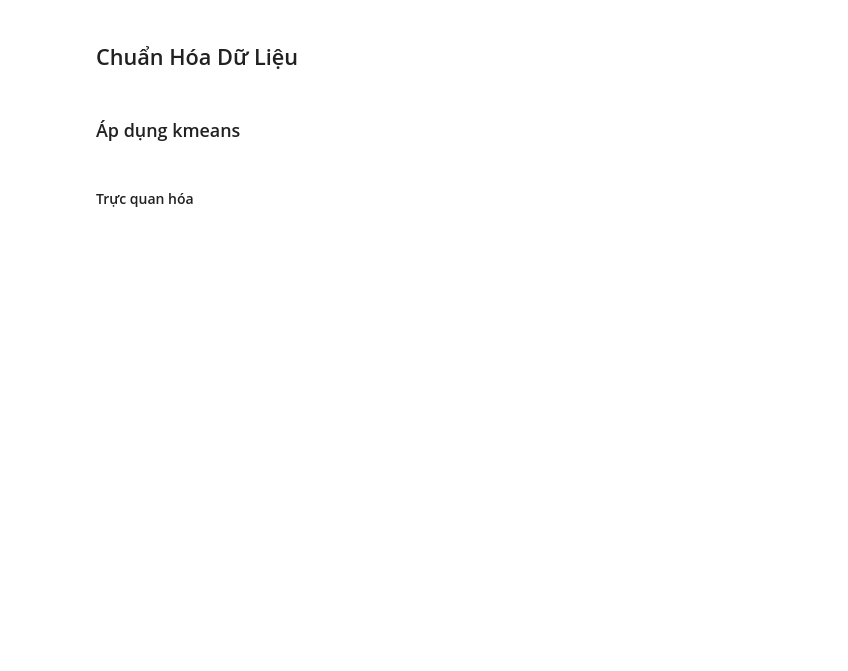
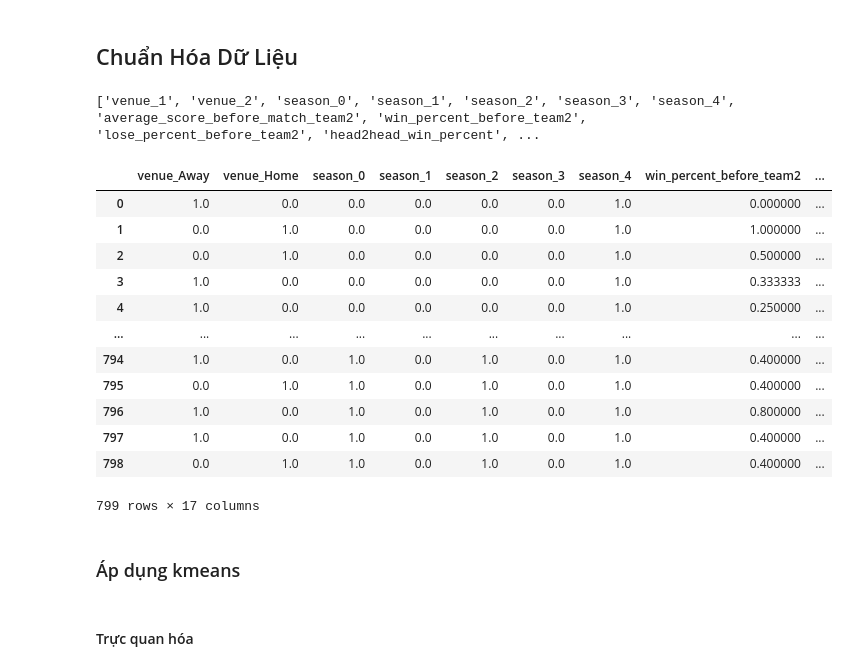
Before and after one commit to taiphanvan2k3/FootballPredict, a Jupyter notebook: src/clustering/Asernal/clustering.ipynb, the cells around one changed output. Cells and saved outputs as stored; diff of their text form; code cells hidden in the pictures; blank space fills up the shorter version.

```diff
--- a/src/clustering/Asernal/clustering.ipynb
+++ b/src/clustering/Asernal/clustering.ipynb
@@ -47,3 +55,63 @@ X_transformed = preprocessor.fit_transform(X)
+# %%
+preprocessor = ColumnTransformer(
+    transformers=[
+        ("venue", OneHotEncoder(), ["venue"]),
+        ("season", BinaryEncoder(), ["season"]),
+        ('num_std', StandardScaler(), std_numerical_cols),
+        ('num_minmax', MinMaxScaler(), min_max_numerical_cols),
+        ('num_robust', RobustScaler(), robust_numerical_cols),
+    ],
+    remainder='passthrough'
+)
+
+# Fit và transform
+X_transformed = preprocessor.fit_transform(X)
+
+# Construct the new column names list
+transformed_columns = []
+for name, transformer, column in preprocessor.transformers_[:-1]:
+    if hasattr(transformer, 'get_feature_names_out'):
+        transformed_columns.extend(transformer.get_feature_names_out(column))
+    else:
+        transformed_columns.extend(column)
+
+
+print(transformed_columns)
+# %% [output]
+['venue_1', 'venue_2', 'season_0', 'season_1', 'season_2', 'season_3', 'season_4', 'average_score_before_match_team2', 'win_percent_before_team2', 'lose_percent_before_team2', 'head2head_win_percent', ...
+# %%
+# Include the columns that are passed through untouched
+passthrough_columns = [col for col in X.columns if col not in sum((list(map) for _, _, map in preprocessor.transformers_[:-1]), [])]
+transformed_columns.extend(passthrough_columns)
+
+# Tạo DataFrame mới
+X_transformed = pd.DataFrame(X_transformed, columns=transformed_columns, index=X.index)
+X_transformed = X_transformed.rename(columns={
+    'venue_1': 'venue_Away',
+    'venue_2': 'venue_Home'
+})
+X_transformed = X_transformed[[
+    'venue_Away', 'venue_Home', 'season_0', 'season_1', 'season_2', 'season_3',
+    'season_4', 'win_percent_before_team2', 'win_percent_diff',
+    'lose_percent_before_team2', 'head2head_win_percent',
+    'head2head_draw_percent', 'head2head_lost_percent', 'is_opponent_big6',
+    'ELO_before_match_team2', 'ELO_before_diff', 'average_score_before_match_team2'
+]]
+X_transformed
+# %% [output]
+|  | venue_Away | venue_Home | season_0 | season_1 | season_2 | season_3 | season_4 | win_percent_before_team2 | ... |
+| 0 | 1.0 | 0.0 | 0.0 | 0.0 | 0.0 | 0.0 | 1.0 | 0.000000 | ... |
+| 1 | 0.0 | 1.0 | 0.0 | 0.0 | 0.0 | 0.0 | 1.0 | 1.000000 | ... |
+| 2 | 0.0 | 1.0 | 0.0 | 0.0 | 0.0 | 0.0 | 1.0 | 0.500000 | ... |
+| 3 | 1.0 | 0.0 | 0.0 | 0.0 | 0.0 | 0.0 | 1.0 | 0.333333 | ... |
+| 4 | 1.0 | 0.0 | 0.0 | 0.0 | 0.0 | 0.0 | 1.0 | 0.250000 | ... |
+| ... | ... | ... | ... | ... | ... | ... | ... | ... | ... |
+| 794 | 1.0 | 0.0 | 1.0 | 0.0 | 1.0 | 0.0 | 1.0 | 0.400000 | ... |
+| 795 | 0.0 | 1.0 | 1.0 | 0.0 | 1.0 | 0.0 | 1.0 | 0.400000 | ... |
+| 796 | 1.0 | 0.0 | 1.0 | 0.0 | 1.0 | 0.0 | 1.0 | 0.800000 | ... |
+| 797 | 1.0 | 0.0 | 1.0 | 0.0 | 1.0 | 0.0 | 1.0 | 0.400000 | ... |
+| 798 | 0.0 | 1.0 | 1.0 | 0.0 | 1.0 | 0.0 | 1.0 | 0.400000 | ... |
+799 rows × 17 columns
 # %% [markdown]
 ### Áp dụng kmeans
 # %% [markdown]
```
Also changed, not shown: parts of 15 cells of this notebook, 19 other files.
